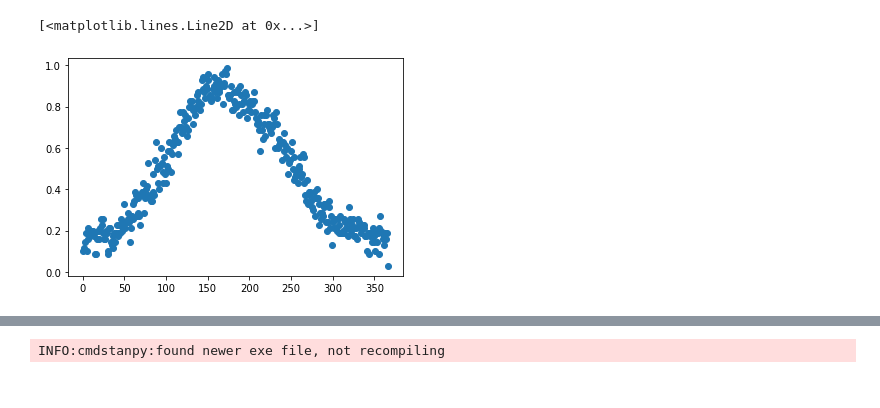
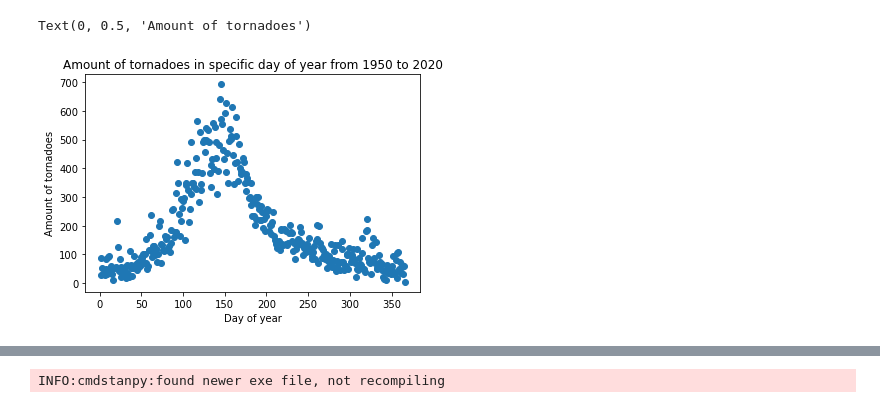
Before and after one commit to mck1303/DA_Project, a Jupyter notebook: DA.ipynb, the cells around one changed output, grey strips where cells are left out. Cells and saved outputs as stored; diff of their text form; code cells hidden in the pictures.

```diff
--- a/DA.ipynb
+++ b/DA.ipynb
@@ -8,11 +8,7 @@ from cmdstanpy import CmdStanModel
 
 w=pd.read_csv("1950-2020_all_tornadoes.csv")
 
-
-
-
 x=np.linspace(1,366,366)
-torn=np.zeros([366,1])
 
 year={}
 year['1']=0
@@ -27,13 +23,3 @@ year['9']=243
 year['10']=273
 year['11']=304
 year['12']=334
-
-for i in range(len(w['mo'])):
-    day=int(w['dy'][i])
-    month=str(w['mo'][i])
-    mm=year[month]
-    ww=day+mm
-    if str(w['mo'][i])=='2'and str(w['dy'][i])=='29' or w['yr'][i]%4==0 and str(w['mo'][i])!='1' and str(w['mo'][i])!='2':
-        ww=ww+1
-    torn[ww-1]=torn[ww-1]+1
-plt.plot(x,torn,'o')
@@ -43,18 +26,18 @@ plt.plot(x,torn,'o')
-# %%
-lista=[]
-days=np.zeros([366,1]) #probability of tornado occuring at least once on a specific day
-
-for i in range(len(w['mo'])):
-    if w['date'][i] not in lista:
-        lista.append(w['date'][i])
-        day=int(w['dy'][i])
-        month=str(w['mo'][i])
-        mm=year[month]
-        ww=day+mm
-        if str(w['mo'][i])=='2'and str(w['dy'][i])=='29' or w['yr'][i]%4==0 and str(w['mo'][i])!='1' and str(w['mo'][i])!='2':
-            ww=ww+1
-        days[ww-1]=days[ww-1]+1
-plt.plot(x,days/70,'o')
-# %% [output]
-[<matplotlib.lines.Line2D at 0x...>]
-[figure, removed]
+# %%
+tornadoes=np.zeros([366])
+for i in range(len(w['mo'])):
+    day=int(w['dy'][i])
+    month=str(w['mo'][i])
+    mm=year[month]
+    ww=day+mm
+    if str(w['mo'][i])=='2'and str(w['dy'][i])=='29' or w['yr'][i]%4==0 and str(w['mo'][i])!='1' and str(w['mo'][i])!='2':
+        ww=ww+1
+    tornadoes[ww-1]=tornadoes[ww-1]+1
+
+plt.plot(x,tornadoes,'o')
+plt.title("Amount of tornadoes in specific day of year from 1950 to 2020")
+plt.xlabel('Day of year')
+plt.ylabel('Amount of tornadoes')
+# %% [output]
+Text(0, 0.5, 'Amount of tornadoes')
+[figure, added]
```
Also changed, not shown: parts of 21 cells of this notebook, 4 other files.
